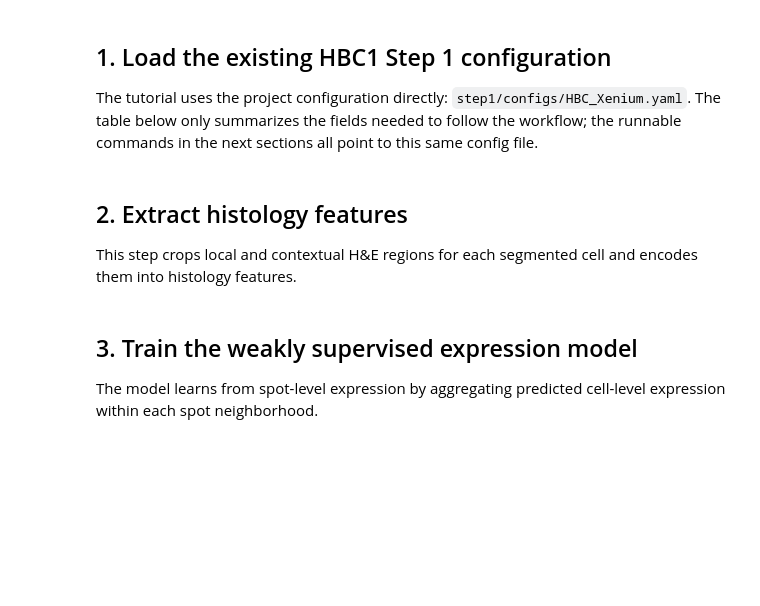
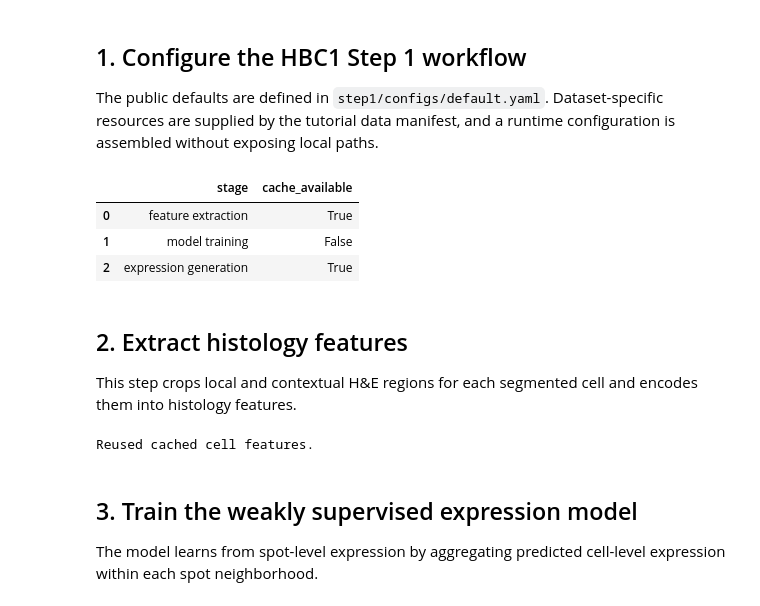
Before and after one commit to shuailinxue/PhenoMap, a Jupyter notebook: docs/source/tutorials/01_single_cell_expression_generation/index.ipynb, the cells around one changed output. Saved outputs shown, nothing was run; the diff lists cells and outputs as text; code cells hidden in the pictures; blank space fills up the shorter version.

Commit message:
Standardize tutorial reproducibility interfaces

```diff
--- a/docs/source/tutorials/01_single_cell_expression_generation/index.ipynb
+++ b/docs/source/tutorials/01_single_cell_expression_generation/index.ipynb
@@ -58,39 +59,62 @@ print(f"Run heavy steps:  {RUN_HEAVY_STEPS}")
 # %% [markdown]
-## 1. Load the existing HBC1 Step 1 configuration
+## 1. Configure the HBC1 Step 1 workflow
 
-The tutorial uses the project configuration directly: `step1/configs/HBC_Xenium.yaml`. The table below only summarizes the fields needed to follow the workflow; the runnable commands in the next sections all point to this same config file.
+The public defaults are defined in `step1/configs/default.yaml`. Dataset-specific resources are supplied by the tutorial data manifest, and a runtime configuration is assembled without exposing local paths.
 # %%
-config_path = CONFIG_PATH
-with open(config_path, "r", encoding="utf-8") as f:
-    config = yaml.safe_load(f)
+with CONFIG_TEMPLATE.open("r", encoding="utf-8") as handle:
+    config = yaml.safe_load(handle)
 
-summary_rows = [
-    ("config", "path", config_path),
-    ("extract", "output_path", config["extract"]["output_path"]),
-    ("data", "h5_feature_path", config["data"]["h5_feature_path"]),
-    ("data", "spot_gene_csv", config["data"]["spot_gene_csv"]),
-    ("data", "spot_coord_csv", config["data"]["spot_coord_csv"]),
-    ("data", "gene_list_txt", config["data"]["gene_list_txt"]),
-    ("data", "output_dir", config["data"]["output_dir"]),
-    ("predict", "train_dir", config["predict"]["train_dir"]),
-    ("predict", "output_csv", config["predict"]["output_csv"]),
-    ("training", "max_epochs", config["training"]["max_epochs"]),
-]
+config["extract"].update({
+    "mask_path": str(tutorial_data.path("hbc1.nucleus_mask")),
+    "image_path": str(tutorial_data.path("hbc1.he_image")),
+    "output_path": str(FEATURE_PATH),
+})
+config["data"].update({
+    "h5_feature_path": str(FEATURE_PATH),
+    "spot_gene_csv": str(tutorial_data.path("hbc1.pseudo_spots")),
+    "spot_coord_csv": str(tutorial_data.path("hbc1.spot_locations")),
+    "spot_diameter_txt": str(tutorial_data.path("hbc1.spot_diameter")),
+    "gene_list_txt": str(tutorial_data.path("hbc1.gene_list")),
+    "output_dir": str(CHECKPOINT_PATH.parent),
+})
+config["predict"].update({
+    "h5_path": str(FEATURE_PATH),
+    "train_dir": str(CHECKPOINT_PATH.parent),
+    "checkpoint": CHECKPOINT_PATH.name,
+    "output_csv": str(GENERATED_EXPRESSION),
+})
+RUNTIME_CONFIG.write_text(yaml.safe_dump(config, sort_keys=False), encoding="utf-8")
 
-pd.DataFrame(summary_rows, columns=["section", "field", "value"])
+pd.DataFrame([
+    {"stage": "feature extraction", "cache_available": FEATURE_PATH.exists()},
+    {"stage": "model training", "cache_available": CHECKPOINT_PATH.exists()},
+    {"stage": "expression generation", "cache_available": GENERATED_EXPRESSION.exists()},
+])
+# %% [output]
+|  | stage | cache_available |
+| 0 | feature extraction | True |
+| 1 | model training | False |
+| 2 | expression generation | True |
 # %% [markdown]
 ## 2. Extract histology features
 
 This step crops local and contextual H&E regions for each segmented cell and encodes them into histology features.
 # %%
-cmd_extract = ["python", "step1/scripts/extract_features.py", "--config", str(config_path)]
-print("$", " ".join(cmd_extract))
-if RUN_HEAVY_STEPS:
-    subprocess.run(cmd_extract, cwd=REPO_ROOT, check=True)
+if FEATURE_PATH.exists():
+    print("Reused cached cell features.")
 else:
-    print("Skipped. Set RUN_HEAVY_STEPS=True to rerun feature extraction.")
-    existing = HBC1_DIR / "histology_cell_multifeatures.h5"
-    print(f"Precomputed feature file available: {existing.exists()} -> {existing}")
+    tutorial_data.require("hbc1.nucleus_mask")
+    tutorial_data.require("hbc1.he_image")
+    subprocess.run(
+        [sys.executable, "step1/scripts/extract_features.py", "--config", str(RUNTIME_CONFIG)],
+        cwd=REPO_ROOT,
+        check=True,
+    )
+    if not FEATURE_PATH.exists():
+        raise RuntimeError("Feature extraction completed without producing hbc1.cell_features.")
+    print("Generated and cached cell features.")
+# %% [output]
+Reused cached cell features.
 # %% [markdown]
 ## 3. Train the weakly supervised expression model
 
```
Also changed, not shown: parts of 9 cells of this notebook, 21 other files.
